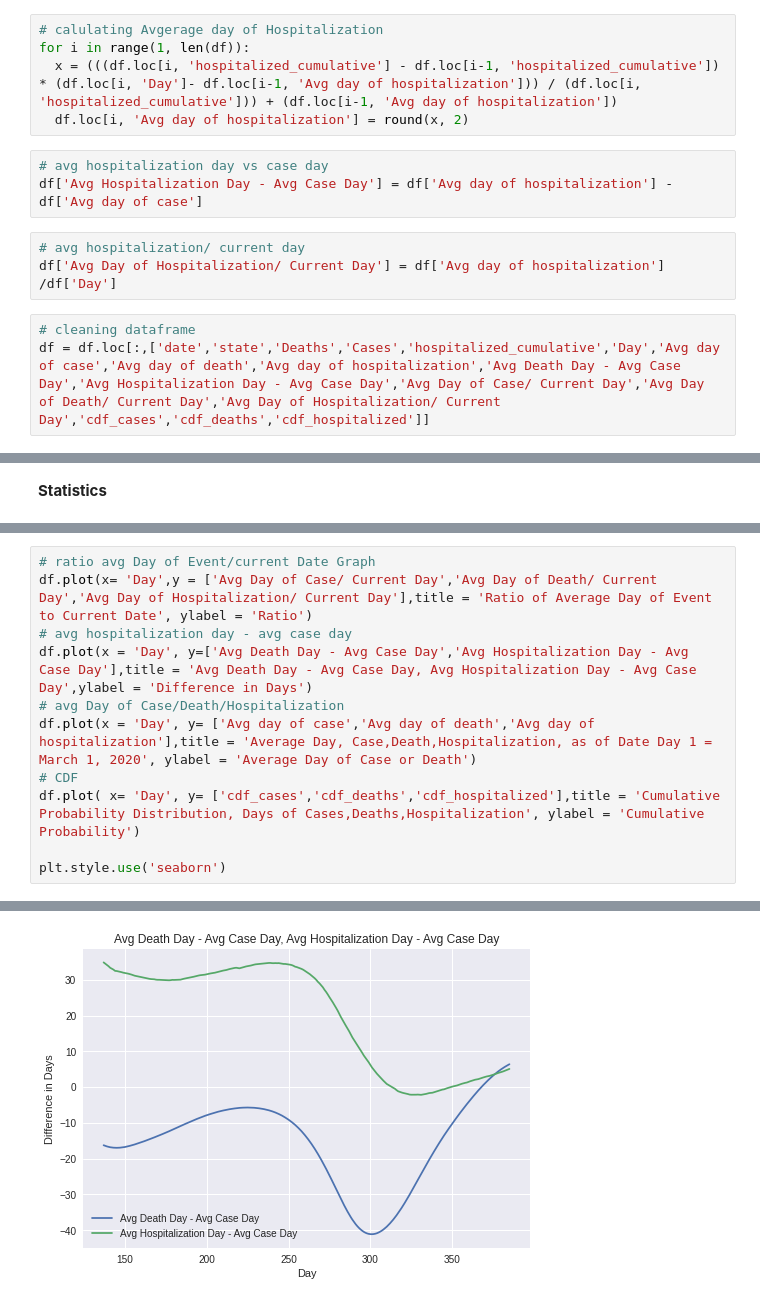
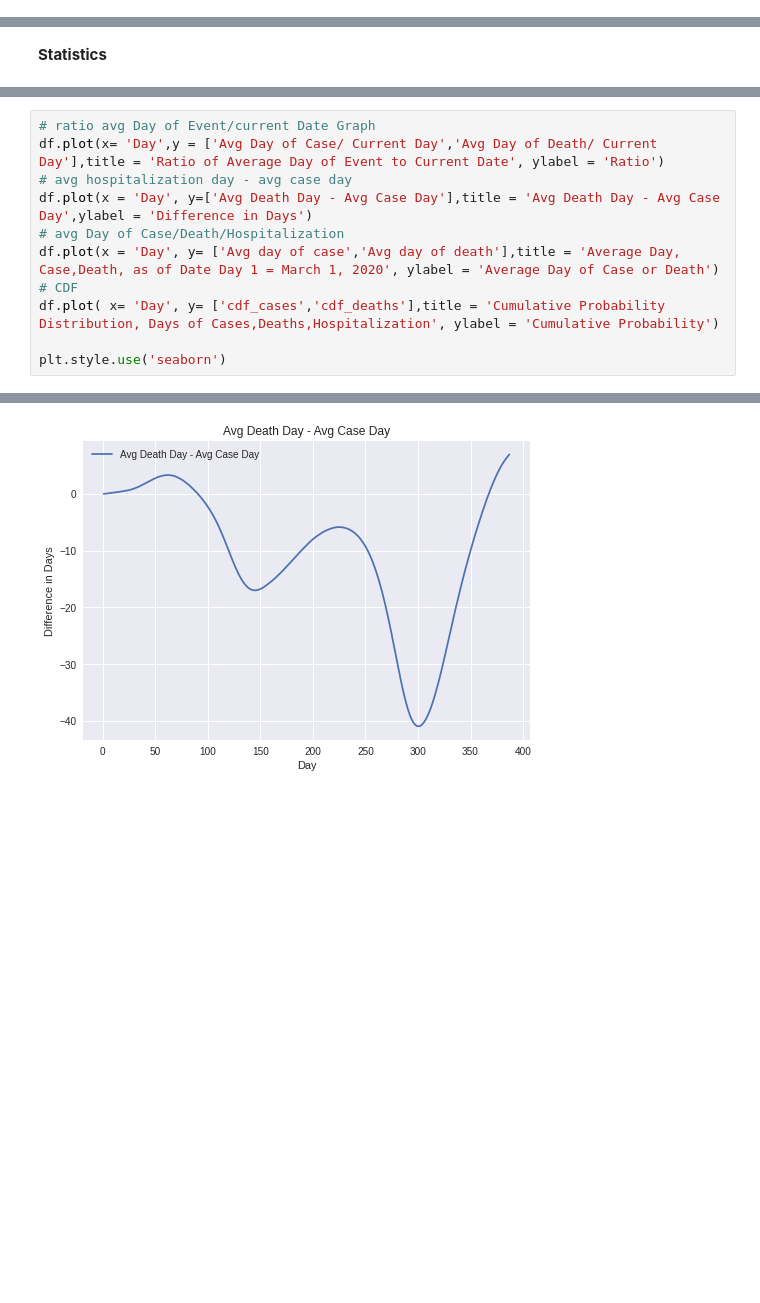
Before and after one commit to drewm8080/Analyzing-COVID-19-Data, a Jupyter notebook: Covidestim_Data.ipynb, the cells around one changed output, grey strips where cells are left out. Drawn from its saved outputs; the diff is of its cells as text; blank space fills up the shorter version.

```diff
--- a/Covidestim_Data.ipynb
+++ b/Covidestim_Data.ipynb
@@ -196,14 +110,0 @@ df.loc[0,'Avg day of hospitalization'] = df.loc[0,'Day']
-# %%
-# calulating Avgerage day of Hospitalization
-for i in range(1, len(df)):
-  x = (((df.loc[i, 'hospitalized_cumulative'] - df.loc[i-1, 'hospitalized_cumulative']) * (df.loc[i, 'Day']- df.loc[i-1, 'Avg day of hospitalization'])) / (df.loc[i, 'hospitalized_cumulative'])) + (df.loc[i-1, 'Avg day of hospitalization'])
-  df.loc[i, 'Avg day of hospitalization'] = round(x, 2)
-# %%
-# avg hospitalization day vs case day
-df['Avg Hospitalization Day - Avg Case Day'] = df['Avg day of hospitalization'] - df['Avg day of case']
-# %%
-# avg hospitalization/ current day
-df['Avg Day of Hospitalization/ Current Day'] = df['Avg day of hospitalization'] /df['Day']
-# %%
-# cleaning dataframe
-df = df.loc[:,['date','state','Deaths','Cases','hospitalized_cumulative','Day','Avg day of case','Avg day of death','Avg day of hospitalization','Avg Death Day - Avg Case Day','Avg Hospitalization Day - Avg Case Day','Avg Day of Case/ Current Day','Avg Day of Death/ Current Day','Avg Day of Hospitalization/ Current Day','cdf_cases','cdf_deaths','cdf_hospitalized']]
@@ -260,12 +139,12 @@ Hospialization Day - Case Day = 2.1599999999999966
 # %%
 # ratio avg Day of Event/current Date Graph
-df.plot(x= 'Day',y = ['Avg Day of Case/ Current Day','Avg Day of Death/ Current Day','Avg Day of Hospitalization/ Current Day'],title = 'Ratio of Average Day of Event to Current Date', ylabel = 'Ratio')
+df.plot(x= 'Day',y = ['Avg Day of Case/ Current Day','Avg Day of Death/ Current Day'],title = 'Ratio of Average Day of Event to Current Date', ylabel = 'Ratio')
 # avg hospitalization day - avg case day
-df.plot(x = 'Day', y=['Avg Death Day - Avg Case Day','Avg Hospitalization Day - Avg Case Day'],title = 'Avg Death Day - Avg Case Day, Avg Hospitalization Day - Avg Case Day',ylabel = 'Difference in Days')
+df.plot(x = 'Day', y=['Avg Death Day - Avg Case Day'],title = 'Avg Death Day - Avg Case Day',ylabel = 'Difference in Days')
 # avg Day of Case/Death/Hospitalization
-df.plot(x = 'Day', y= ['Avg day of case','Avg day of death','Avg day of hospitalization'],title = 'Average Day, Case,Death,Hospitalization, as of Date Day 1 = March 1, 2020', ylabel = 'Average Day of Case or Death')
+df.plot(x = 'Day', y= ['Avg day of case','Avg day of death'],title = 'Average Day, Case,Death, as of Date Day 1 = March 1, 2020', ylabel = 'Average Day of Case or Death')
 # CDF
-df.plot( x= 'Day', y= ['cdf_cases','cdf_deaths','cdf_hospitalized'],title = 'Cumulative Probability Distribution, Days of Cases,Deaths,Hospitalization', ylabel = 'Cumulative Probability')
+df.plot( x= 'Day', y= ['cdf_cases','cdf_deaths'],title = 'Cumulative Probability Distribution, Days of Cases,Deaths,Hospitalization', ylabel = 'Cumulative Probability')
 
 plt.style.use('seaborn')
 # %% [output]
@@ -273 +152 @@ plt.style.use('seaborn')
-[figure, old version]
+[figure, new version]
```
Also changed, not shown: parts of 30 cells of this notebook.
